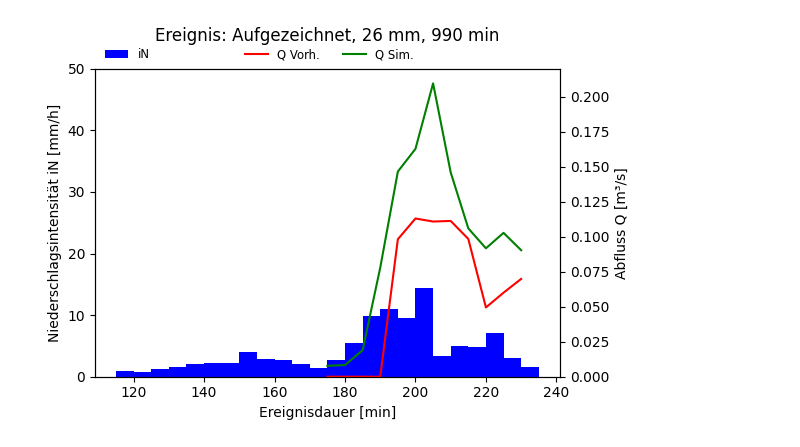
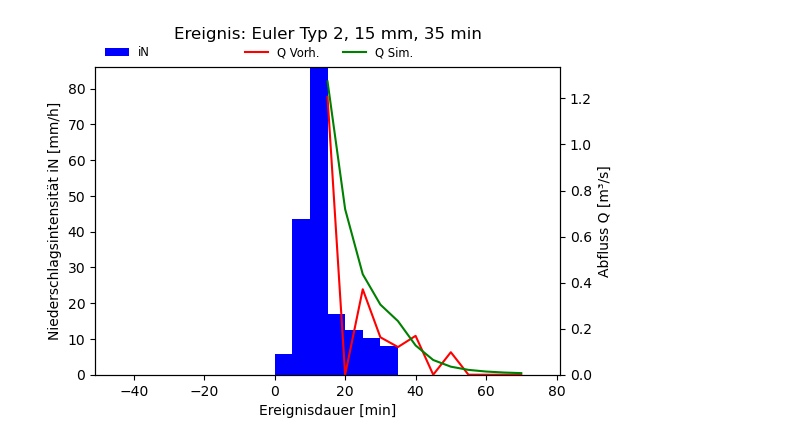
Before and after one commit to FlAlbers/UrbanML, a Jupyter notebook: model_testing.ipynb, the cells around one changed output. Cells and saved outputs as stored; diff of their text form; code cells hidden in the pictures.

```diff
--- a/model_testing.ipynb
+++ b/model_testing.ipynb
@@ -146,8 +128,8 @@ plt.tight_layout()
 # # print(is_same_sum, is_same_sum_2)
 # %%
 # test for plot_seq_i_d_Q function
-n_sample = 2
-n = 46
+n_sample = 3
+n = 15
 interval = seq_test[n_sample][0]['interval']
 meta = seq_test[n_sample][0]
 in_seq = seq_test[n_sample][1][n]
@@ -173 +155 @@ plot_seq_i_d_Q(in_seq, actual_seq, predict_seq, meta, interval,).show()
-[figure, old version]
+[figure, new version]
```
Also changed, not shown: parts of 7 cells of this notebook, 14 other files.
